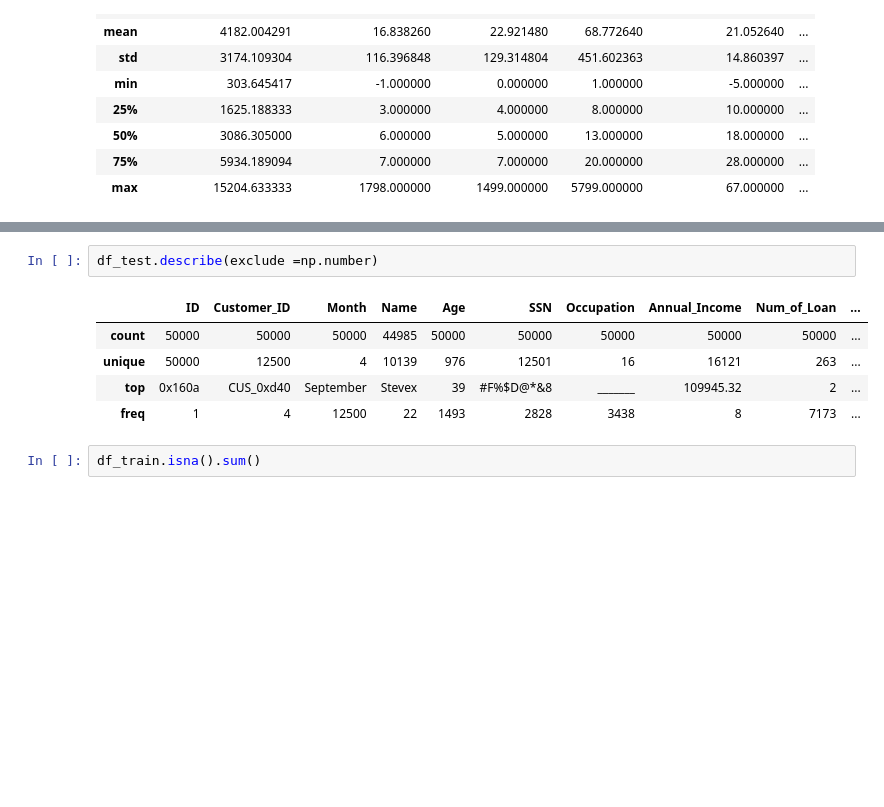
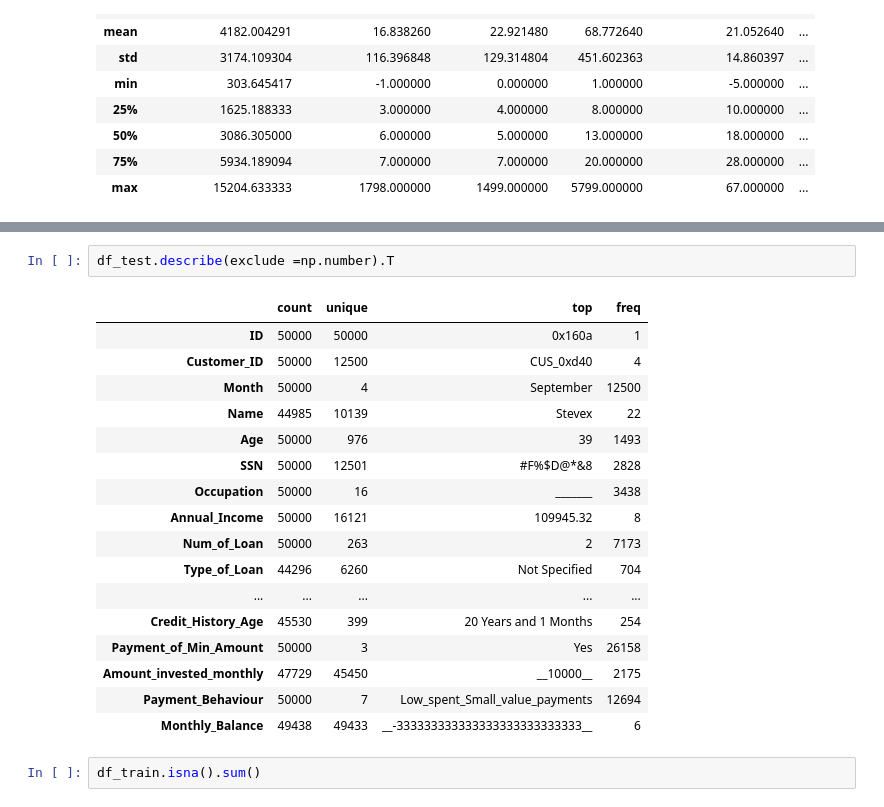
Before and after one commit to zizo155/Credit-Score-Classification, a Jupyter notebook: Credit Score Classification.ipynb, the cells around one changed output, grey strips where cells are left out. Cells and saved outputs as stored; diff of their text form; blank space fills up the shorter version.

```diff
--- a/Credit Score Classification.ipynb
+++ b/Credit Score Classification.ipynb
@@ -109,11 +121,23 @@ df_train.describe(exclude =np.number)
 # %%
-df_test.describe(exclude =np.number)
+df_test.describe(exclude =np.number).T
 # %% [output]
-|  | ID | Customer_ID | Month | Name | Age | SSN | Occupation | Annual_Income | Num_of_Loan | ... |
-| count | 50000 | 50000 | 50000 | 44985 | 50000 | 50000 | 50000 | 50000 | 50000 | ... |
-| unique | 50000 | 12500 | 4 | 10139 | 976 | 12501 | 16 | 16121 | 263 | ... |
-| top | 0x160a | CUS_0xd40 | September | Stevex | 39 | #F%$D@*&8 | _______ | 109945.32 | 2 | ... |
-| freq | 1 | 4 | 12500 | 22 | 1493 | 2828 | 3438 | 8 | 7173 | ... |
+|  | count | unique | top | freq |
+| ID | 50000 | 50000 | 0x160a | 1 |
+| Customer_ID | 50000 | 12500 | CUS_0xd40 | 4 |
+| Month | 50000 | 4 | September | 12500 |
+| Name | 44985 | 10139 | Stevex | 22 |
+| Age | 50000 | 976 | 39 | 1493 |
+| SSN | 50000 | 12501 | #F%$D@*&8 | 2828 |
+| Occupation | 50000 | 16 | _______ | 3438 |
+| Annual_Income | 50000 | 16121 | 109945.32 | 8 |
+| Num_of_Loan | 50000 | 263 | 2 | 7173 |
+| Type_of_Loan | 44296 | 6260 | Not Specified | 704 |
+| ... | ... | ... | ... | ... |
+| Credit_History_Age | 45530 | 399 | 20 Years and 1 Months | 254 |
+| Payment_of_Min_Amount | 50000 | 3 | Yes | 26158 |
+| Amount_invested_monthly | 47729 | 45450 | __10000__ | 2175 |
+| Payment_Behaviour | 50000 | 7 | Low_spent_Small_value_payments | 12694 |
+| Monthly_Balance | 49438 | 49433 | __-333333333333333333333333333__ | 6 |
 # %%
 df_train.isna().sum()
 # %% [output]
```
Also changed, not shown: parts of 14 cells of this notebook.
